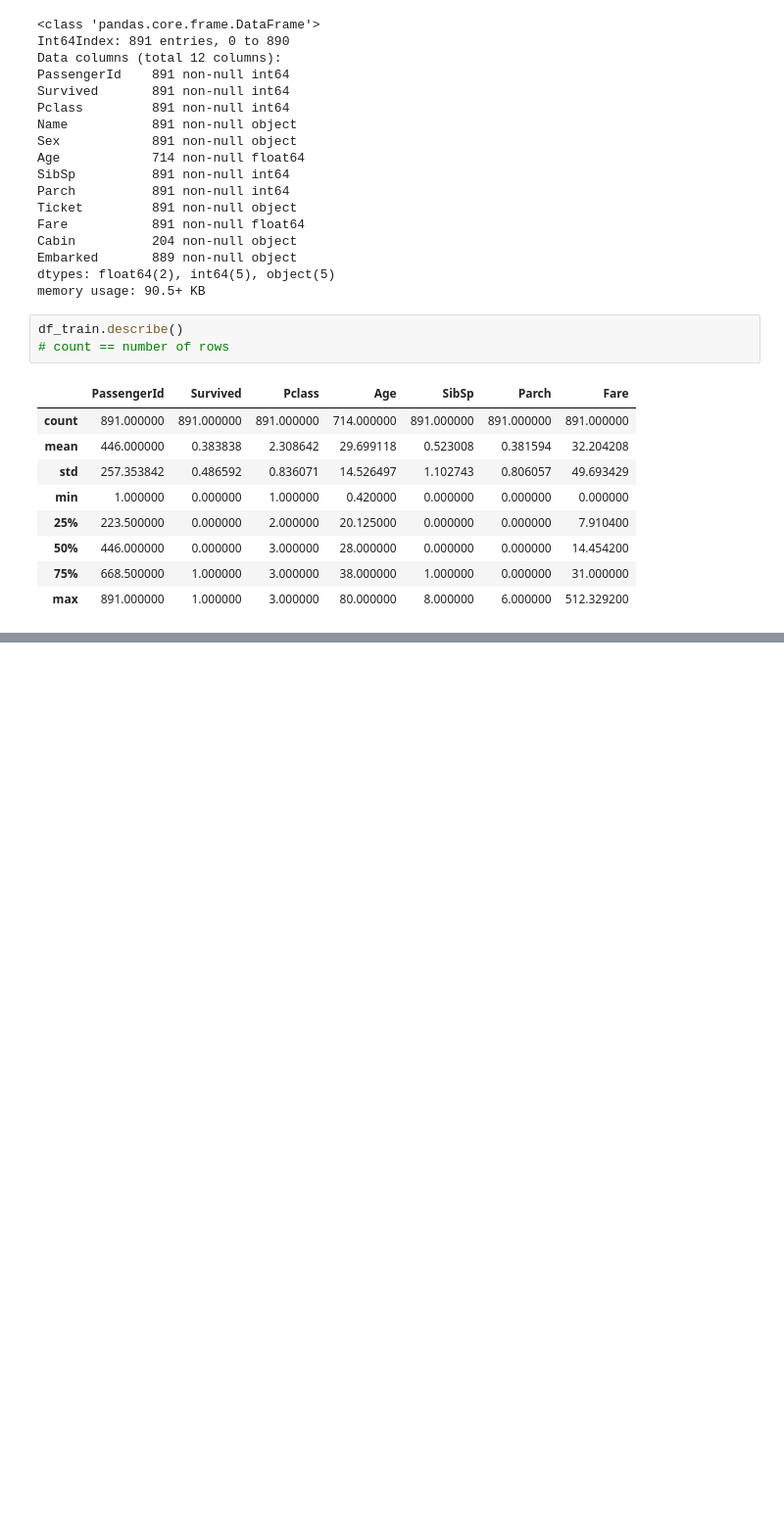
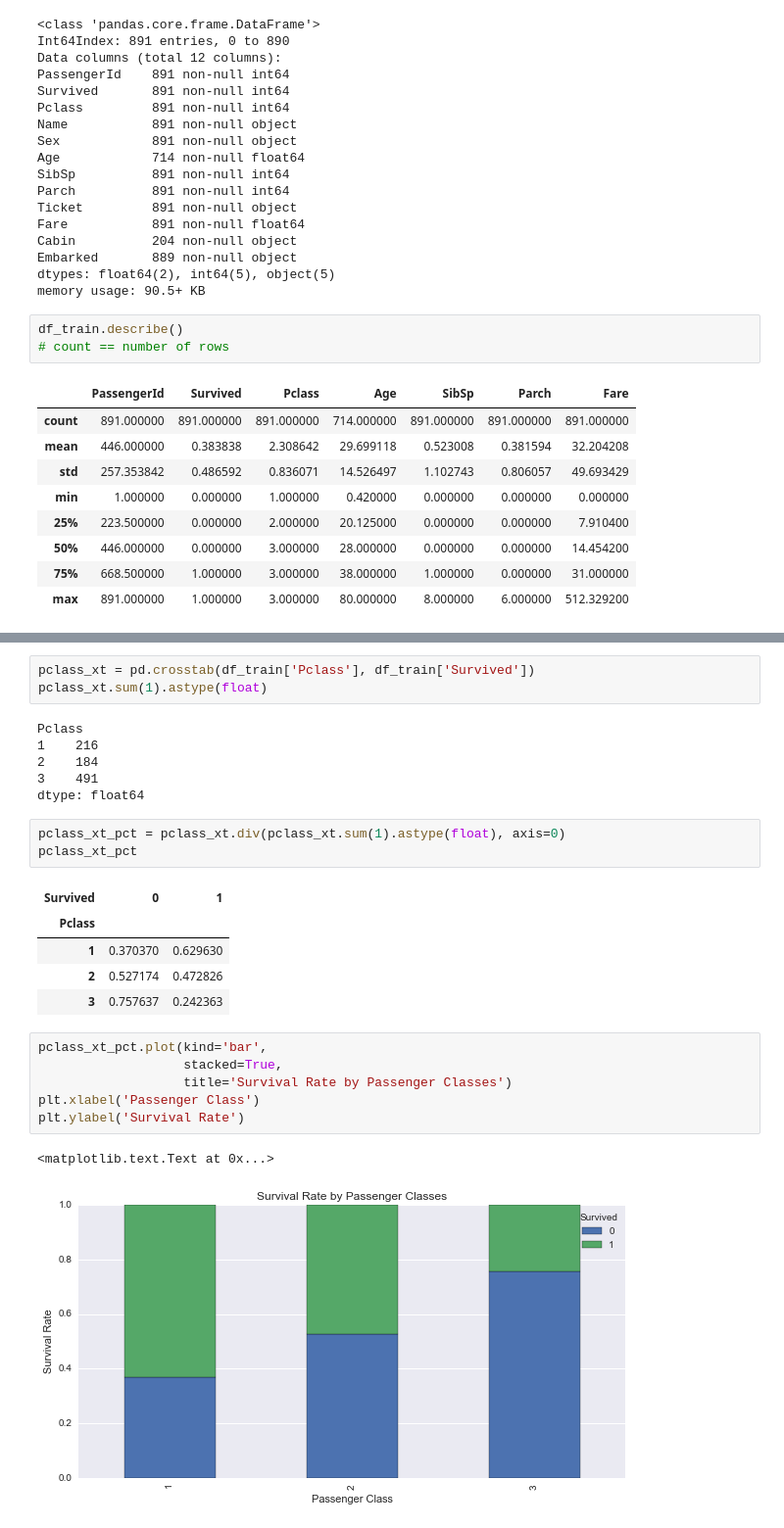
Before and after one commit to shirleyChou/kaggle, a Jupyter notebook: Titanic/Titanic - Machine Learning from Disaster.ipynb, the cells around one changed output, grey strips where cells are left out. Shown at 98% size. Cells and saved outputs as stored; diff of their text form; blank space fills up the shorter version.

```diff
--- a/Titanic/Titanic - Machine Learning from Disaster.ipynb
+++ b/Titanic/Titanic - Machine Learning from Disaster.ipynb
@@ -162,0 +181,27 @@ df_train.describe()
+# %%
+pclass_xt = pd.crosstab(df_train['Pclass'], df_train['Survived'])
+pclass_xt.sum(1).astype(float)
+# %% [output]
+Pclass
+1    216
+2    184
+3    491
+dtype: float64
+# %%
+pclass_xt_pct = pclass_xt.div(pclass_xt.sum(1).astype(float), axis=0)
+pclass_xt_pct
+# %% [output]
+| Survived | 0 | 1 |
+| Pclass |  |  |
+| 1 | 0.370370 | 0.629630 |
+| 2 | 0.527174 | 0.472826 |
+| 3 | 0.757637 | 0.242363 |
+# %%
+pclass_xt_pct.plot(kind='bar',
+                   stacked=True,
+                   title='Survival Rate by Passenger Classes')
+plt.xlabel('Passenger Class')
+plt.ylabel('Survival Rate')
+# %% [output]
+<matplotlib.text.Text at 0x...>
+[figure, added]
```
Also changed, not shown: parts of 10 cells of this notebook, 2 other files.
